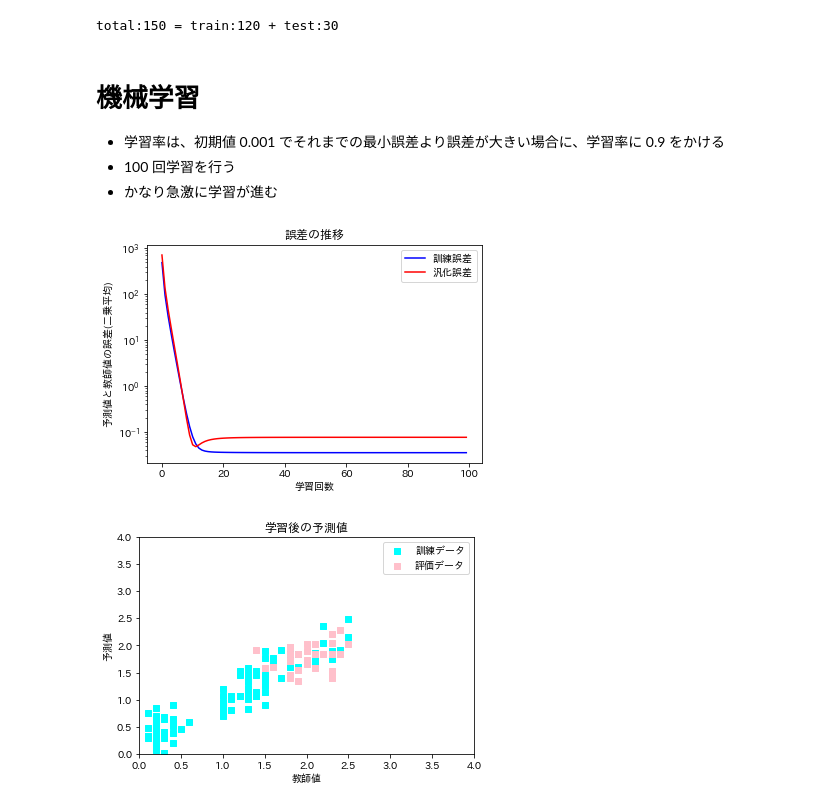
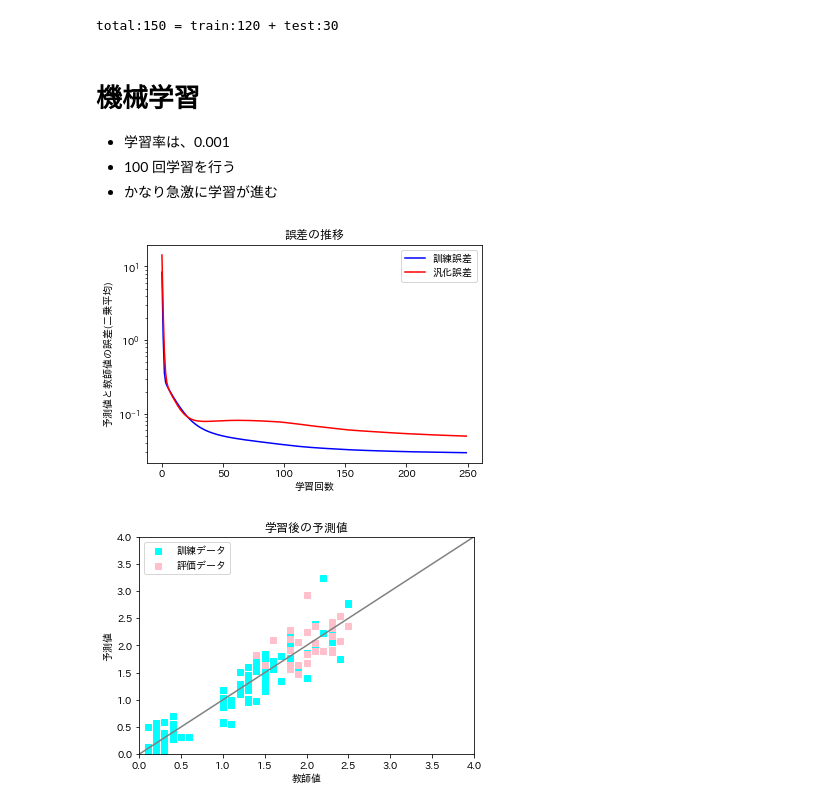
Before and after one commit to kagyuu/ai-chan, a Jupyter notebook: notes/iris.ipynb, the cells around one changed output. Cells and saved outputs as stored; diff of their text form; code cells hidden in the pictures.

```diff
--- a/notes/iris.ipynb
+++ b/notes/iris.ipynb
@@ -37,11 +37,11 @@ print ("total:{} = train:{} + test:{}".format(data_size, len(x_train[0]), len(x_
 total:150 = train:120 + test:30
 # %% [markdown]
 # 機械学習
-* 学習率は、初期値 0.001 でそれまでの最小誤差より誤差が大きい場合に、学習率に 0.9 をかける
+* 学習率は、0.001
 * 100 回学習を行う
 * かなり急激に学習が進む
 # %%
-w, b = dl.create_network(3, 10, 1)
+w, b = dl.create_network(3, 5, 5, 1, layer_factory = dl.create_layer_random)
 
 # 訓練誤差
 tx = []
@@ -50,12 +50,10 @@ te = []
 gx = []
 ge = []
 
-# 前回誤差
-min_error = np.finfo(float).max
 # 学習率
 lr = 0.001
 
-for cnt in range(0, 100):
+for cnt in range(0, 250):
     # 順伝搬 (評価用)
     gu, gz, gy = dl.forward(x_eval, w, b, math.relu, math.identity_mapping)
 
@@ -63,10 +61,6 @@ for cnt in range(0, 100):
     gx.append(cnt)
     error = math.least_square(d_eval, gy) / len(x_eval[0])
     ge.append(error)
-    if min_error > error:
-        min_error = error
-    else :
-        lr = lr * 0.9
 
     # 順伝搬 (訓練用)
     u, z, y = dl.forward(x_train, w, b, math.relu, math.identity_mapping)
@@ -78,7 +72,7 @@ for cnt in range(0, 100):
     # 逆伝搬
     dEdW, dEdB = dl.backward(w, b, u, z, y - d_train, math.d_relu)
     # パラメータ修正
-    w, b = dl.adjust_network(w, b, dEdW, dEdB, learning_rate=ｌｒ)
+    w, b = dl.adjust_network(w, b, dEdW, dEdB, learning_rate=lr)
 # %%
 plt.figure()
 plt.title("誤差の推移")
@@ -91,17 +85,20 @@ plt.plot(gx, ge, color='red', label='汎化誤差')
 plt.legend()
 plt.show()
 # %% [output]
-[figure, old version]
+[figure, new version]
 # %%
 plt.figure()
 plt.title("学習後の予測値")
 plt.xlabel("教師値")
 plt.ylabel("予測値")
-plt.ylim(0.0,4.0)
-plt.xlim(0.0,4.0)
-plt.scatter(d_train.T, y.T, color='cyan', marker='s', label='訓練データ')
-plt.scatter(d_eval.T, gy.T, color='pink', marker='s', label='評価データ')
+plt.xlim(0.0, max(4.0, np.max(d_train), np.max(d_eval)))
+plt.ylim(0.0, max(4.0, np.max(y), np.max(gy)))
+plt.scatter(d_train.T, y.T, color="cyan", marker="s", label="訓練データ")
+plt.scatter(d_eval.T, gy.T, color="pink", marker="s", label="評価データ")
+
+x = np.arange(-10,10,0.1)
+plt.plot(x, x, color="gray")
 plt.legend()
 plt.show()
 # %% [output]
-[figure, old version]
+[figure, new version]
```
Also changed, not shown: parts of 1 cell of this notebook, 8 other files.
